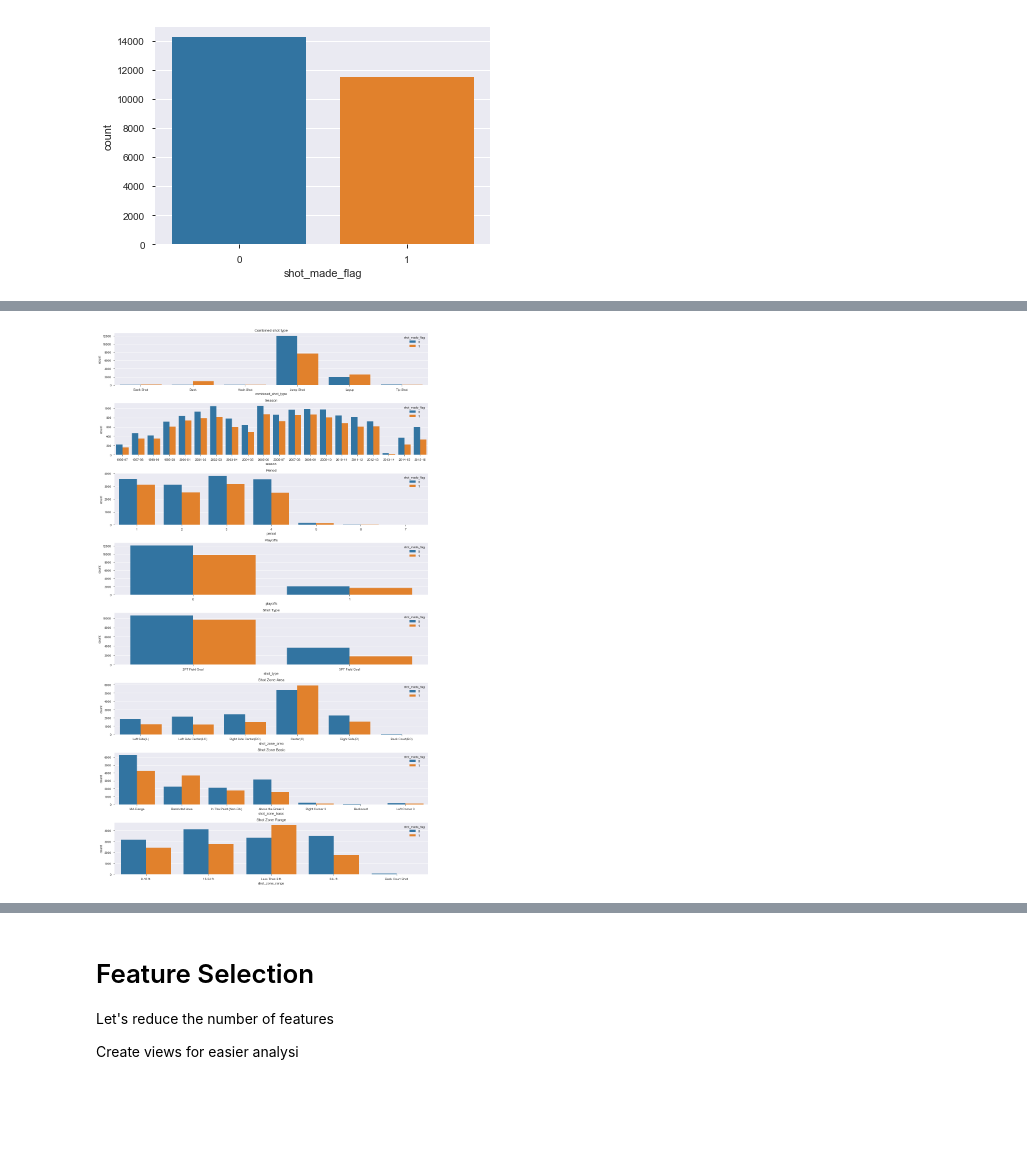
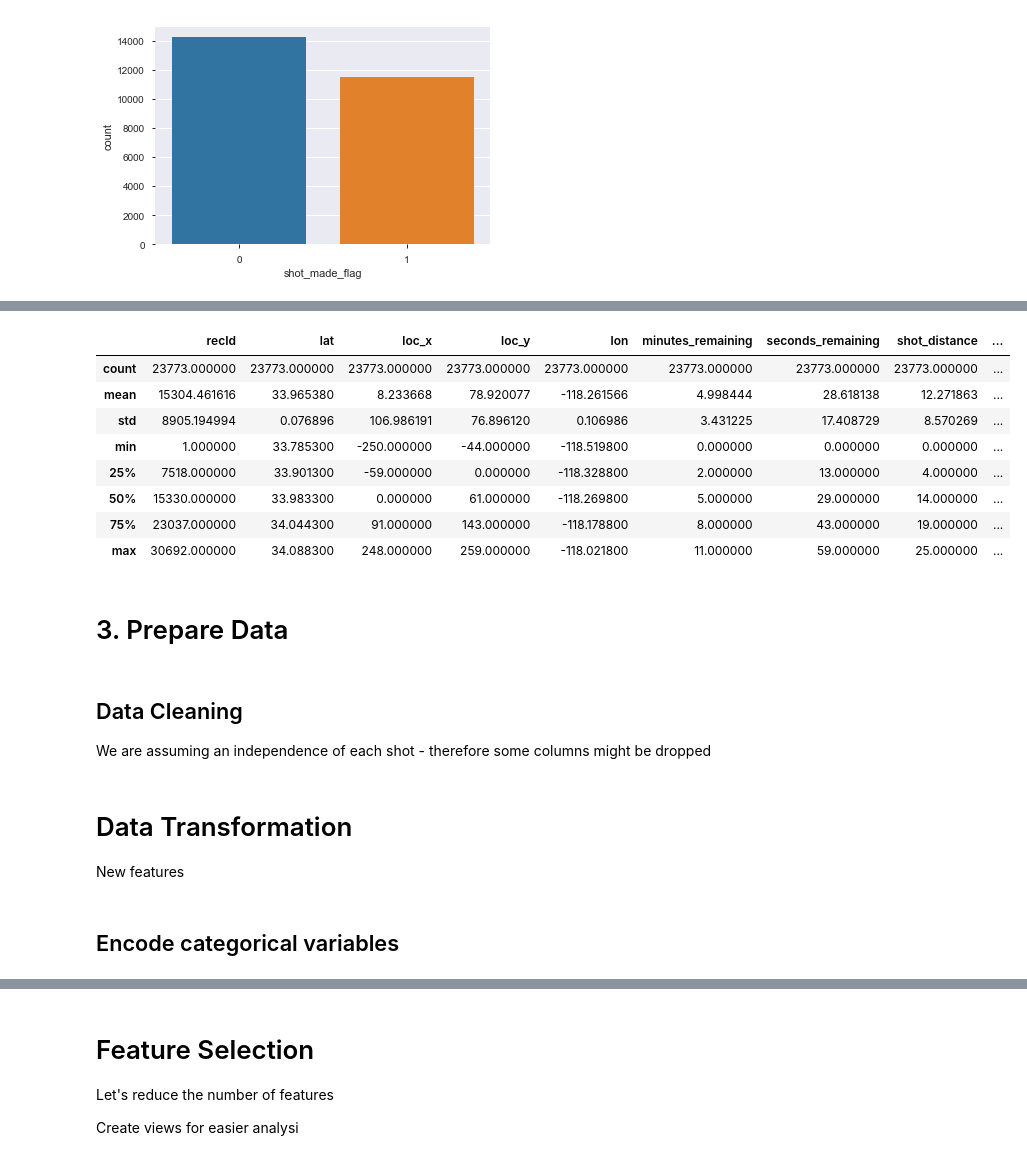
Before and after one commit to quedogf94/Spring2019_Project2, a Jupyter notebook: Kobe.ipynb, the cells around one changed output, grey strips where cells are left out. Cells and saved outputs as stored; diff of their text form; code cells hidden in the pictures; blank space fills up the shorter version.

```diff
--- a/Kobe.ipynb
+++ b/Kobe.ipynb
@@ -173,25 +188,23 @@ IndexError: index 4 is out of bounds for axis 0 with size 4
 # %%
-f, axarr = plt.subplots(8, figsize=(15, 25))
-
-sns.countplot(x="combined_shot_type", hue="shot_made_flag", data=kobe_df, ax=axarr[0])
-sns.countplot(x="season", hue="shot_made_flag", data=kobe_df, ax=axarr[1])
-sns.countplot(x="period", hue="shot_made_flag", data=kobe_df, ax=axarr[2])
-sns.countplot(x="playoffs", hue="shot_made_flag", data=kobe_df, ax=axarr[3])
-sns.countplot(x="shot_type", hue="shot_made_flag", data=kobe_df, ax=axarr[4])
-sns.countplot(x="shot_zone_area", hue="shot_made_flag", data=kobe_df, ax=axarr[5])
-sns.countplot(x="shot_zone_basic", hue="shot_made_flag", data=kobe_df, ax=axarr[6])
-sns.countplot(x="shot_zone_range", hue="shot_made_flag", data=kobe_df, ax=axarr[7])
-
-axarr[0].set_title('Combined shot type')
-axarr[1].set_title('Season')
-axarr[2].set_title('Period')
-axarr[3].set_title('Playoffs')
-axarr[4].set_title('Shot Type')
-axarr[5].set_title('Shot Zone Area')
-axarr[6].set_title('Shot Zone Basic')
-axarr[7].set_title('Shot Zone Range')
-
-plt.tight_layout()
-plt.show()
+#f, axarr = plt.subplots(8, figsize=(15, 25))
+#
+#sns.countplot(x="combined_shot_type", hue="shot_made_flag", data=kobe_df, ax=axarr[0])
+#sns.countplot(x="season", hue="shot_made_flag", data=kobe_df, ax=axarr[1])
+#sns.countplot(x="period", hue="shot_made_flag", data=kobe_df, ax=axarr[2])
+#sns.countplot(x="playoffs", hue="shot_made_flag", data=kobe_df, ax=axarr[3])
+#sns.countplot(x="shot_type", hue="shot_made_flag", data=kobe_df, ax=axarr[4])
+#sns.countplot(x="shot_zone_area", hue="shot_made_flag", data=kobe_df, ax=axarr[5])
+#sns.countplot(x="shot_zone_basic", hue="shot_made_flag", data=kobe_df, ax=axarr[6])
+#sns.countplot(x="shot_zone_range", hue="shot_made_flag", data=kobe_df, ax=axarr[7])
+#
+#axarr[0].set_title('Combined shot type')
+#axarr[1].set_title('Season')
+#axarr[2].set_title('Period')
+#axarr[3].set_title('Playoffs')
+#axarr[4].set_title('Shot Type')
+#axarr[5].set_title('Shot Zone Area')
+#axarr[6].set_title('Shot Zone Basic')
+#axarr[7].set_title('Shot Zone Range')
+#
+#plt.tight_layout()
+#plt.show()
-# %% [output]
-[figure, removed]
@@ -197,0 +224,16 @@ plt.show()
+# %%
+kobe_df = kobe_df[(kobe_df['shot_distance'] < 26)]
+# %%
+kobe_df.describe(include=['number'])
+# %% [output]
+|  | recId | lat | loc_x | loc_y | lon | minutes_remaining | seconds_remaining | shot_distance | ... |
+| count | 23773.000000 | 23773.000000 | 23773.000000 | 23773.000000 | 23773.000000 | 23773.000000 | 23773.000000 | 23773.000000 | ... |
+| mean | 15304.461616 | 33.965380 | 8.233668 | 78.920077 | -118.261566 | 4.998444 | 28.618138 | 12.271863 | ... |
+| std | 8905.194994 | 0.076896 | 106.986191 | 76.896120 | 0.106986 | 3.431225 | 17.408729 | 8.570269 | ... |
+| min | 1.000000 | 33.785300 | -250.000000 | -44.000000 | -118.519800 | 0.000000 | 0.000000 | 0.000000 | ... |
+| 25% | 7518.000000 | 33.901300 | -59.000000 | 0.000000 | -118.328800 | 2.000000 | 13.000000 | 4.000000 | ... |
+| 50% | 15330.000000 | 33.983300 | 0.000000 | 61.000000 | -118.269800 | 5.000000 | 29.000000 | 14.000000 | ... |
+| 75% | 23037.000000 | 34.044300 | 91.000000 | 143.000000 | -118.178800 | 8.000000 | 43.000000 | 19.000000 | ... |
+| max | 30692.000000 | 34.088300 | 248.000000 | 259.000000 | -118.021800 | 11.000000 | 59.000000 | 25.000000 | ... |
+# %% [markdown]
+# 3. Prepare Data
@@ -197,0 +245,3 @@ plt.show()
+# %% [markdown]
+## Data Cleaning
+We are assuming an independence of each shot - therefore some columns might be dropped
@@ -197,0 +260,3 @@ plt.show()
+# %% [markdown]
+# Data Transformation
+New features
@@ -197,0 +289,2 @@ plt.show()
+# %% [markdown]
+## Encode categorical variables
```
Also changed, not shown: parts of 41 cells of this notebook.
